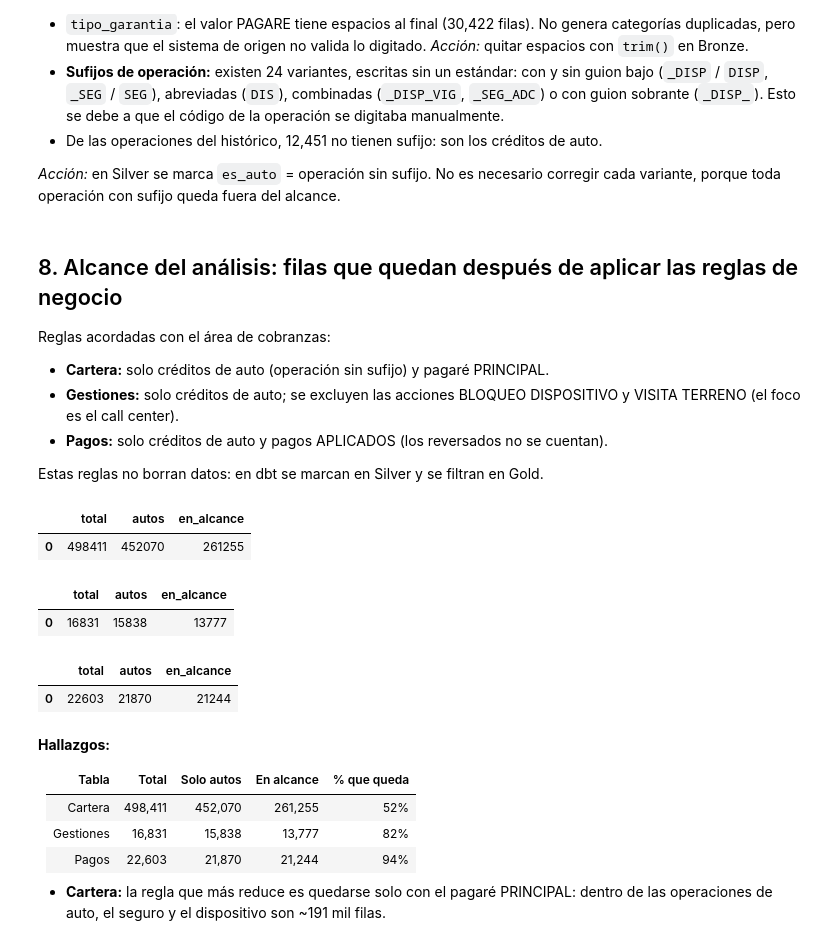
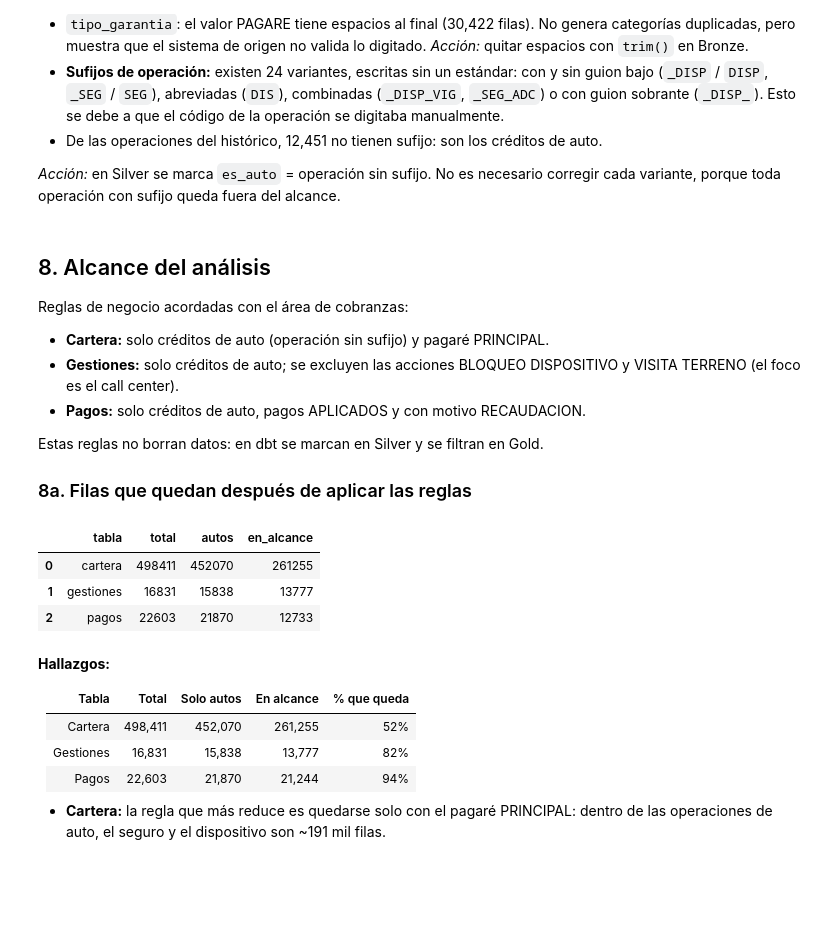
Before and after one commit to stephania99c/pset2-pipeline-cartera, a Jupyter notebook: calidad/diagnostico_calidad.ipynb, the cells around one changed output. Drawn from its saved outputs; the diff is of its cells as text; code cells hidden in the pictures; blank space fills up the shorter version.

Commit message:
Calidad y Silver: regla de recaudacion en pagos, alcance y tabla resumen actualizada

```diff
--- a/calidad/diagnostico_calidad.ipynb
+++ b/calidad/diagnostico_calidad.ipynb
@@ -240,43 +240,46 @@ display(consulta("""
 
 *Acción:* en Silver se marca `es_auto` = operación sin sufijo. No es necesario corregir cada variante, porque toda operación con sufijo queda fuera del alcance.
 # %% [markdown]
-## 8. Alcance del análisis: filas que quedan después de aplicar las reglas de negocio
+## 8. Alcance del análisis
 
-Reglas acordadas con el área de cobranzas:
+Reglas de negocio acordadas con el área de cobranzas:
 - **Cartera:** solo créditos de auto (operación sin sufijo) y pagaré PRINCIPAL.
 - **Gestiones:** solo créditos de auto; se excluyen las acciones BLOQUEO DISPOSITIVO y VISITA TERRENO (el foco es el call center).
-- **Pagos:** solo créditos de auto y pagos APLICADOS (los reversados no se cuentan).
+- **Pagos:** solo créditos de auto, pagos APLICADOS y con motivo RECAUDACION.
 
 Estas reglas no borran datos: en dbt se marcan en Silver y se filtran en Gold.
+
+### 8a. Filas que quedan después de aplicar las reglas
 # %%
-display(consulta("""
-    select count(*) as total,
+consulta("""
+    select 'cartera' as tabla,
+           count(*) as total,
            count_if(substr(numero_operacion, 10) = '') as autos,
            count_if(substr(numero_operacion, 10) = '' and tipo_pagare = 'PRINCIPAL') as en_alcance
     from cartera_diaria
-"""))
 
-display(consulta("""
-    select count(*) as total,
-           count_if(substr(numero_operacion, 10) = '') as autos,
+    union all
+
+    select 'gestiones',
+           count(*),
+           count_if(substr(numero_operacion, 10) = ''),
            count_if(substr(numero_operacion, 10) = ''
-                    and accion not in ('BLOQUEO DISPOSITIVO', 'VISITA TERRENO')) as en_alcance
+                    and accion not in ('BLOQUEO DISPOSITIVO', 'VISITA TERRENO'))
     from gestiones
-"""))
 
-display(consulta("""
-    select count(*) as total,
-           count_if(substr(numero_operacion, 10) = '') as autos,
-           count_if(substr(numero_operacion, 10) = '' and estado = 'APLICADA') as en_alcance
+    union all
+
+    select 'pagos',
+           count(*),
+           count_if(substr(numero_operacion, 10) = ''),
+           count_if(substr(numero_operacion, 10) = '' and estado = 'APLICADA' and motivo = 'RECAUDACION')
     from pagos
-"""))
+""")
 # %% [output]
-|  | total | autos | en_alcance |
-| 0 | 498411 | 452070 | 261255 |
+|  | tabla | total | autos | en_alcance |
+| 0 | cartera | 498411 | 452070 | 261255 |
+| 1 | gestiones | 16831 | 15838 | 13777 |
+| 2 | pagos | 22603 | 21870 | 12733 |
-|  | total | autos | en_alcance |
-| 0 | 16831 | 15838 | 13777 |
-|  | total | autos | en_alcance |
-| 0 | 22603 | 21870 | 21244 |
 # %% [markdown]
 **Hallazgos:**
 
```
Also changed, not shown: parts of 7 cells of this notebook, 1 other file.
